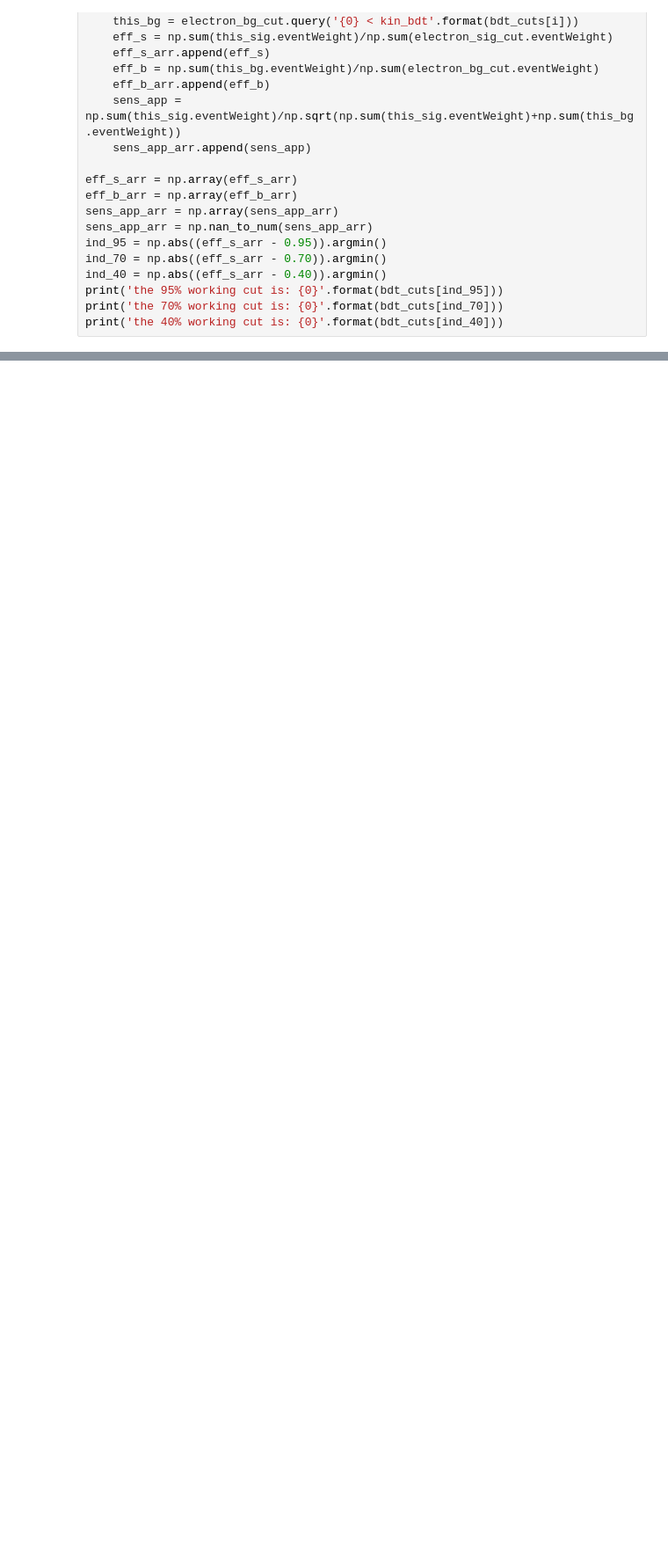
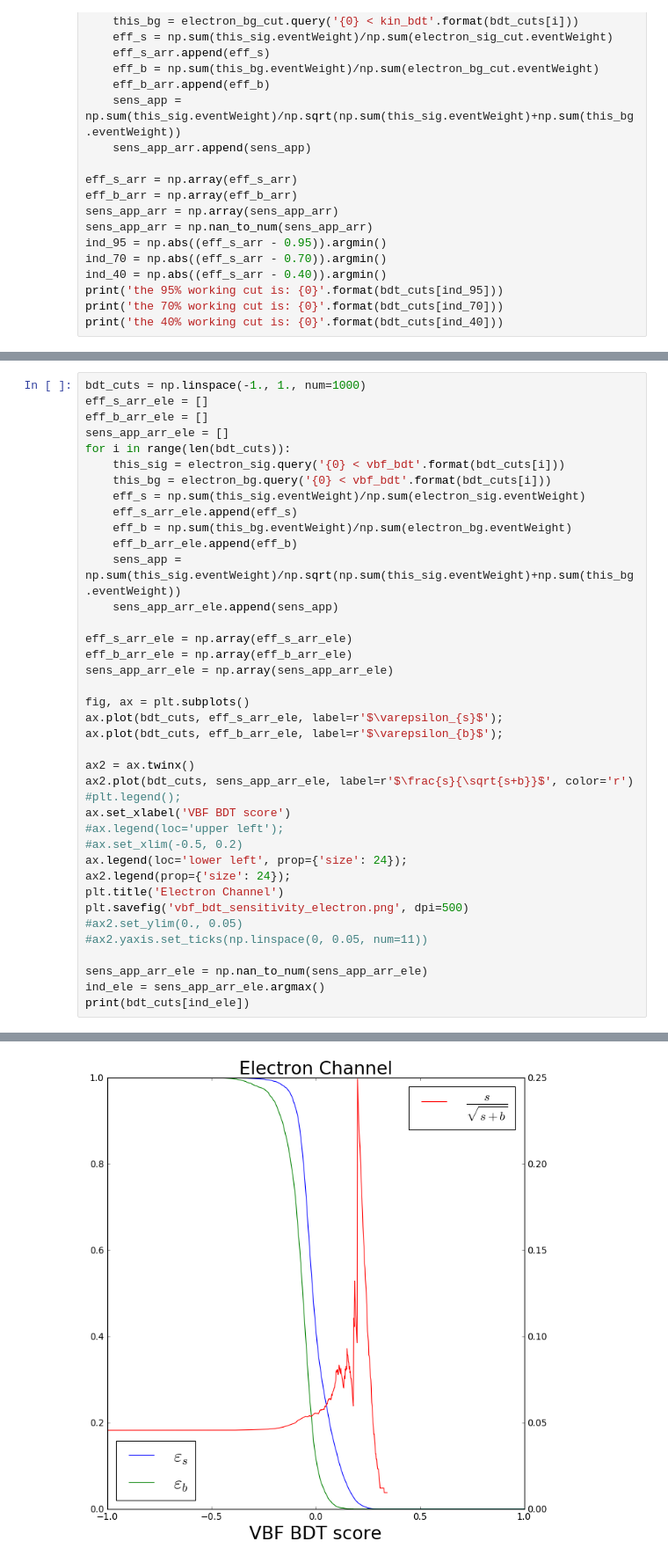
Before and after one commit to jbueghly/hzg_analysis, a Jupyter notebook: notebooks/optimize_bdt_cuts.ipynb, the cells around one changed output, grey strips where cells are left out. Shown at 88% size. Saved outputs shown, nothing was run; the diff lists cells and outputs as text; blank space fills up the shorter version.

```diff
--- a/notebooks/optimize_bdt_cuts.ipynb
+++ b/notebooks/optimize_bdt_cuts.ipynb
@@ -224,0 +270,40 @@ print('the 40% working cut is: {0}'.format(bdt_cuts[ind_40]))
+# %%
+bdt_cuts = np.linspace(-1., 1., num=1000)
+eff_s_arr_ele = []
+eff_b_arr_ele = []
+sens_app_arr_ele = []
+for i in range(len(bdt_cuts)):
+    this_sig = electron_sig.query('{0} < vbf_bdt'.format(bdt_cuts[i]))
+    this_bg = electron_bg.query('{0} < vbf_bdt'.format(bdt_cuts[i]))
+    eff_s = np.sum(this_sig.eventWeight)/np.sum(electron_sig.eventWeight)
+    eff_s_arr_ele.append(eff_s)
+    eff_b = np.sum(this_bg.eventWeight)/np.sum(electron_bg.eventWeight)
+    eff_b_arr_ele.append(eff_b)
+    sens_app = np.sum(this_sig.eventWeight)/np.sqrt(np.sum(this_sig.eventWeight)+np.sum(this_bg.eventWeight))
+    sens_app_arr_ele.append(sens_app)
+
+eff_s_arr_ele = np.array(eff_s_arr_ele)
+eff_b_arr_ele = np.array(eff_b_arr_ele)
+sens_app_arr_ele = np.array(sens_app_arr_ele)
+
+fig, ax = plt.subplots()
+ax.plot(bdt_cuts, eff_s_arr_ele, label=r'$\varepsilon_{s}$');
+ax.plot(bdt_cuts, eff_b_arr_ele, label=r'$\varepsilon_{b}$');
+
+ax2 = ax.twinx()
+ax2.plot(bdt_cuts, sens_app_arr_ele, label=r'$\frac{s}{\sqrt{s+b}}$', color='r')
+#plt.legend();
+ax.set_xlabel('VBF BDT score')
+#ax.legend(loc='upper left');
+#ax.set_xlim(-0.5, 0.2)
+ax.legend(loc='lower left', prop={'size': 24});
+ax2.legend(prop={'size': 24});
+plt.title('Electron Channel')
+plt.savefig('vbf_bdt_sensitivity_electron.png', dpi=500)
+#ax2.set_ylim(0., 0.05)
+#ax2.yaxis.set_ticks(np.linspace(0, 0.05, num=11))
+
+sens_app_arr_ele = np.nan_to_num(sens_app_arr_ele)
+ind_ele = sens_app_arr_ele.argmax()
+print(bdt_cuts[ind_ele])
+# %% [output]
@@ -224,0 +311 @@ print('the 40% working cut is: {0}'.format(bdt_cuts[ind_40]))
+[figure, added]
```
Also changed, not shown: parts of 11 cells of this notebook, 21 other files.
